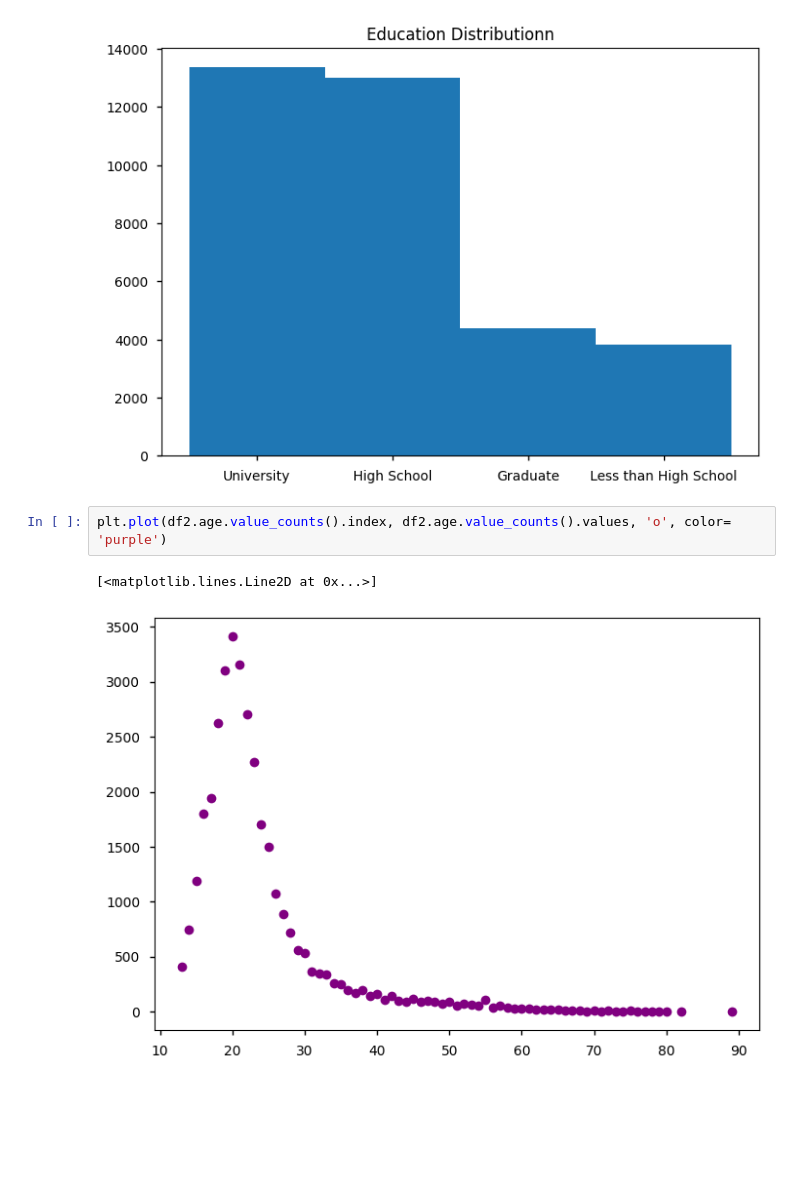
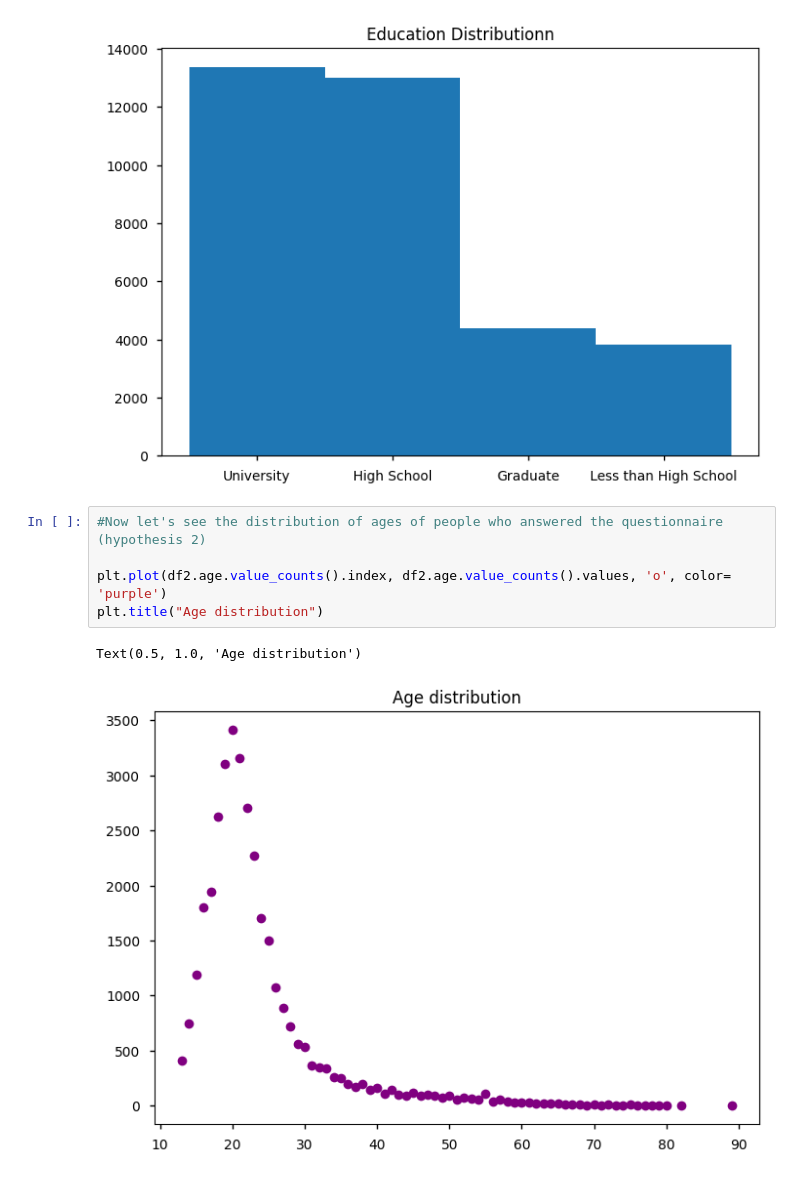
Before and after one commit to JRI11930/DASS-Responses-Analysis, a Jupyter notebook: notebooks/depression.ipynb, the cells around one changed output. Drawn from its saved outputs; the diff is of its cells as text; blank space fills up the shorter version.

```diff
--- a/notebooks/depression.ipynb
+++ b/notebooks/depression.ipynb
@@ -513,9 +532,12 @@ plt.title("Education Distributionn")
 Text(0.5, 1.0, 'Education Distributionn')
 [figure]
 # %%
+#Now let's see the distribution of ages of people who answered the questionnaire (hypothesis 2)
+
 plt.plot(df2.age.value_counts().index, df2.age.value_counts().values, 'o', color= 'purple')
+plt.title("Age distribution")
 # %% [output]
-[<matplotlib.lines.Line2D at 0x...>]
+Text(0.5, 1.0, 'Age distribution')
-[figure, old version]
+[figure, new version]
 # %%
 plt.pie(df2.urban.value_counts().values, labels=df2.urban.value_counts().index)
```
Also changed, not shown: parts of 8 cells of this notebook.
